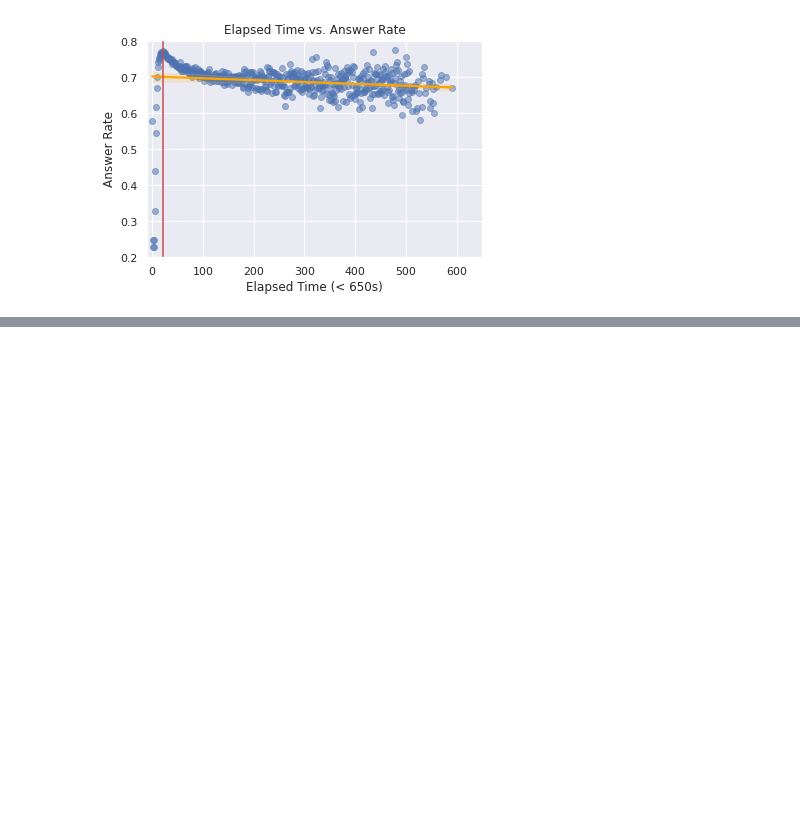
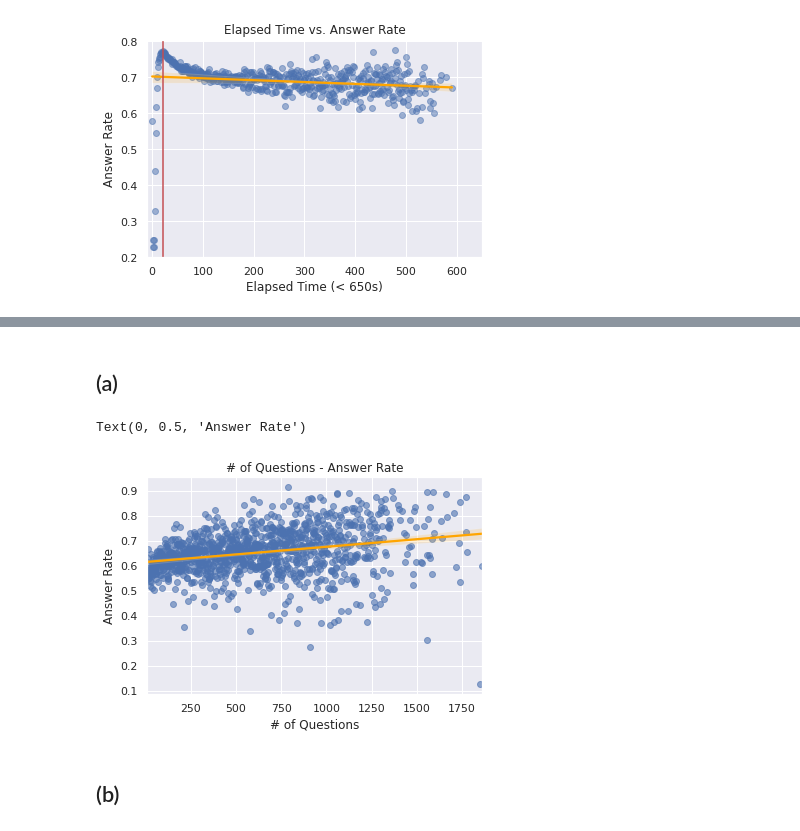
Before and after one commit to FeedGate/Baseline, a Jupyter notebook: EDA.ipynb, the cells around one changed output, grey strips where cells are left out. Cells and saved outputs as stored; diff of their text form; code cells hidden in the pictures; blank space fills up the shorter version.

```diff
--- a/EDA.ipynb
+++ b/EDA.ipynb
@@ -386,0 +369,9 @@ ax.set_xlim(-10, 650)
+# %%
+def percentile(s):
+    return np.sum(s) / len(s)
+# %%
+stu_groupby = df.groupby('userID').agg({
+    'assessmentItemID': 'count',
+    'answerCode': percentile
+})
+stu_groupby.describe()
@@ -386,0 +388,18 @@ ax.set_xlim(-10, 650)
+# %% [markdown]
+## (a)
+# %%
+itemnum_ans = stu_groupby.groupby('assessmentItemID').mean()
+itemnum_ans['num_items'] = itemnum_ans.index
+# %%
+fig, ax = plt.subplots()
+sns.regplot(data=itemnum_ans, x='num_items', y='answerCode',
+           line_kws={"color": "orange"}, scatter_kws={'alpha':0.6}, ax=ax)
+
+ax.set_title('# of Questions - Answer Rate')
+ax.set_xlabel('# of Questions')
+ax.set_ylabel('Answer Rate')
+# %% [output]
+Text(0, 0.5, 'Answer Rate')
+[figure, added]
+# %% [markdown]
+## (b)
```
Also changed, not shown: parts of 10 cells of this notebook.
